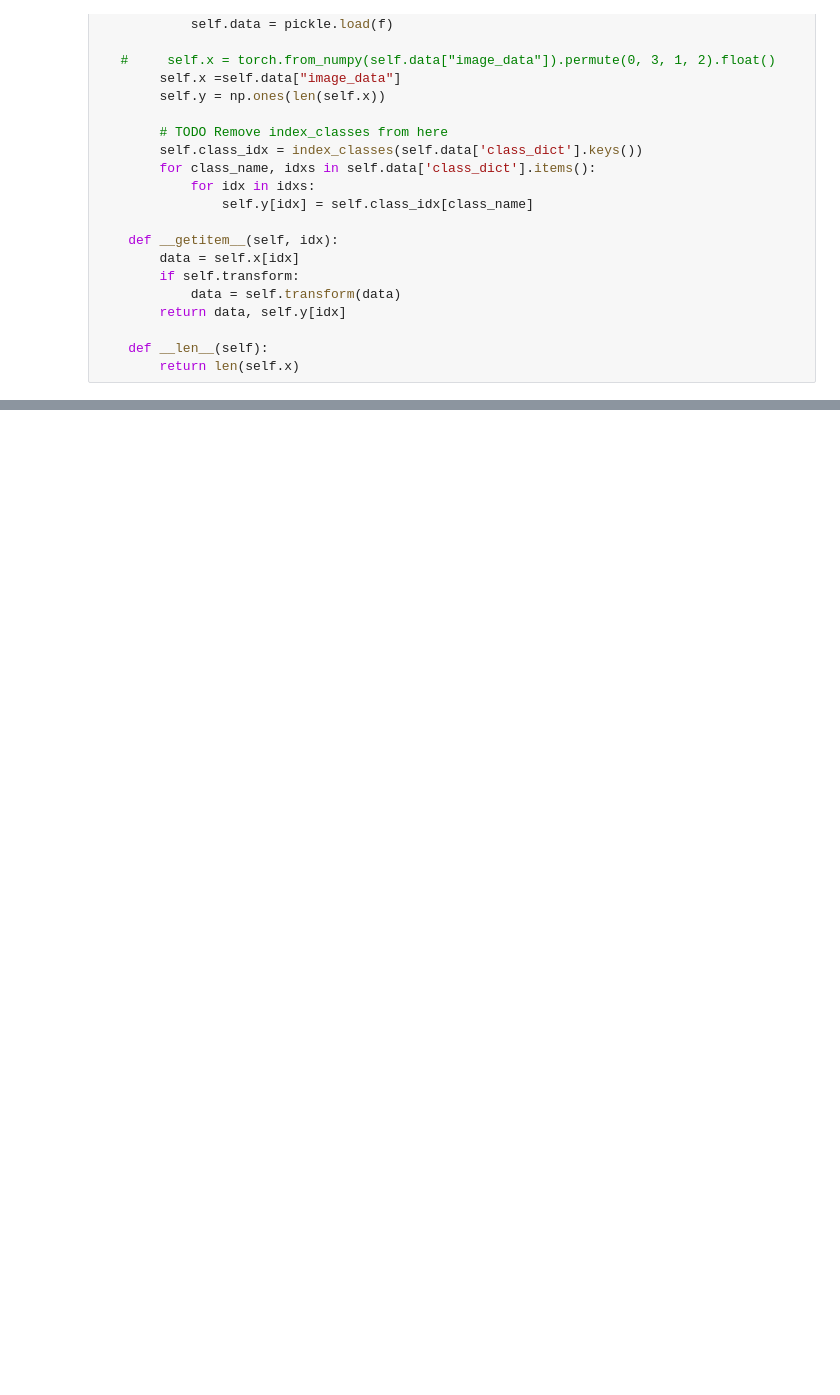
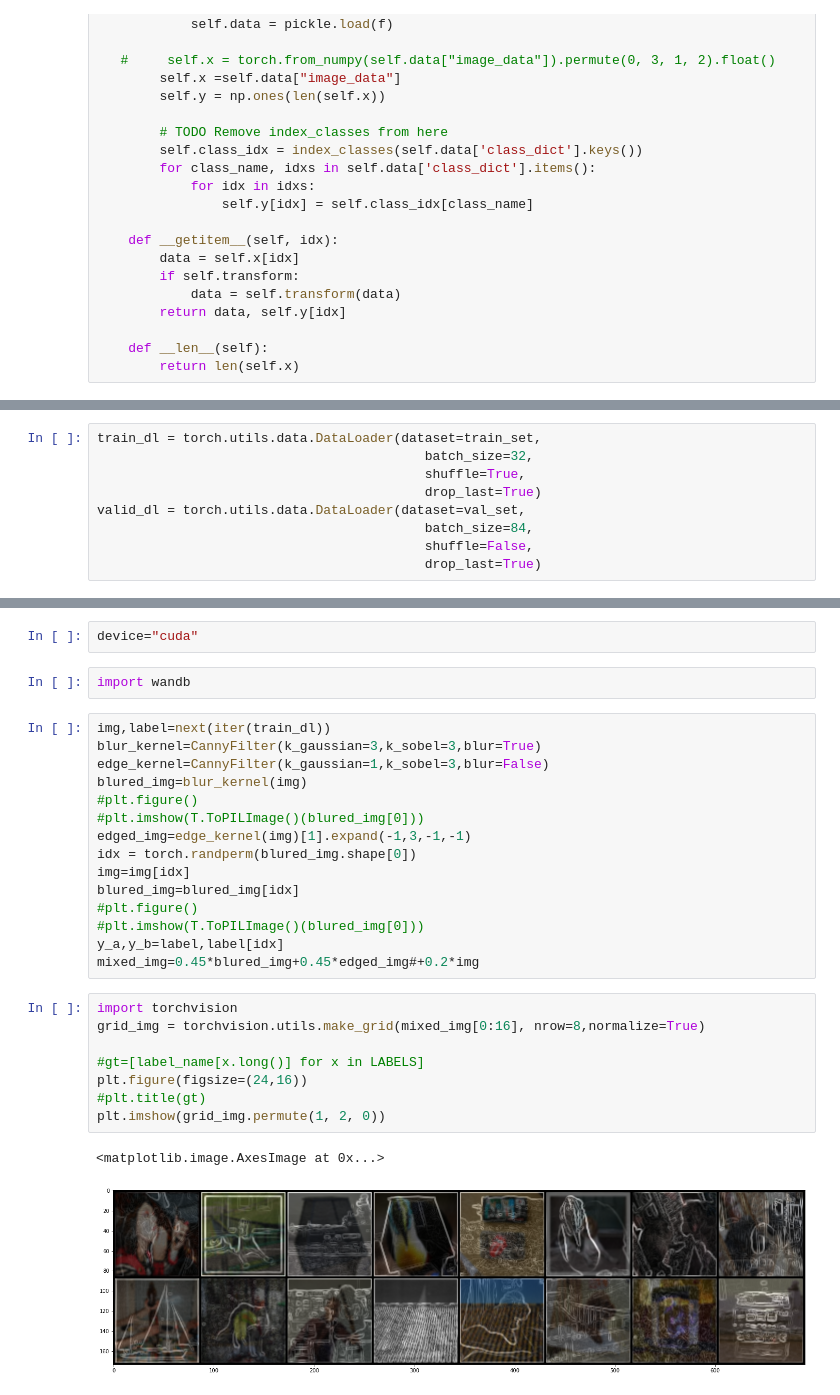
Before and after one commit to Cognitive-Systems-Laboratory/2021-AI-Highly-Cluttered-Dataset, a Jupyter notebook: metric_hyun/MixFreq.ipynb, the cells around one changed output, grey strips where cells are left out. Drawn from its saved outputs; the diff is of its cells as text; blank space fills up the shorter version.

```diff
--- a/metric_hyun/MixFreq.ipynb
+++ b/metric_hyun/MixFreq.ipynb
@@ -124,0 +128,9 @@ directional_filter.weight = nn.Parameter(torch.from_numpy(directional_kernels).r
+# %%
+train_dl = torch.utils.data.DataLoader(dataset=train_set,
+                                          batch_size=32,
+                                          shuffle=True,
+                                          drop_last=True)
+valid_dl = torch.utils.data.DataLoader(dataset=val_set,
+                                          batch_size=84,
+                                          shuffle=False,
+                                          drop_last=True)
@@ -125,3 +150,33 @@ directional_filter.weight = nn.Parameter(torch.from_numpy(directional_kernels).r
+# %%
+device="cuda"
+# %%
+import wandb
+# %%
+img,label=next(iter(train_dl))
+blur_kernel=CannyFilter(k_gaussian=3,k_sobel=3,blur=True)
+edge_kernel=CannyFilter(k_gaussian=1,k_sobel=3,blur=False)
+blured_img=blur_kernel(img)
+#plt.figure()
+#plt.imshow(T.ToPILImage()(blured_img[0]))
+edged_img=edge_kernel(img)[1].expand(-1,3,-1,-1)
+idx = torch.randperm(blured_img.shape[0])
+img=img[idx]
+blured_img=blured_img[idx]
+#plt.figure()
+#plt.imshow(T.ToPILImage()(blured_img[0]))
+y_a,y_b=label,label[idx]
+mixed_img=0.45*blured_img+0.45*edged_img#+0.2*img
+# %%
+import torchvision
+grid_img = torchvision.utils.make_grid(mixed_img[0:16], nrow=8,normalize=True)
+
+#gt=[label_name[x.long()] for x in LABELS]
+plt.figure(figsize=(24,16))
+#plt.title(gt)
+plt.imshow(grid_img.permute(1, 2, 0))
+# %% [output]
+<matplotlib.image.AxesImage at 0x...>
+[figure, added]
 # %%
 import torchvision.models as models
 model = models.resnet18(num_classes=64)
```
Also changed, not shown: parts of 16 cells of this notebook, 4 other files.
